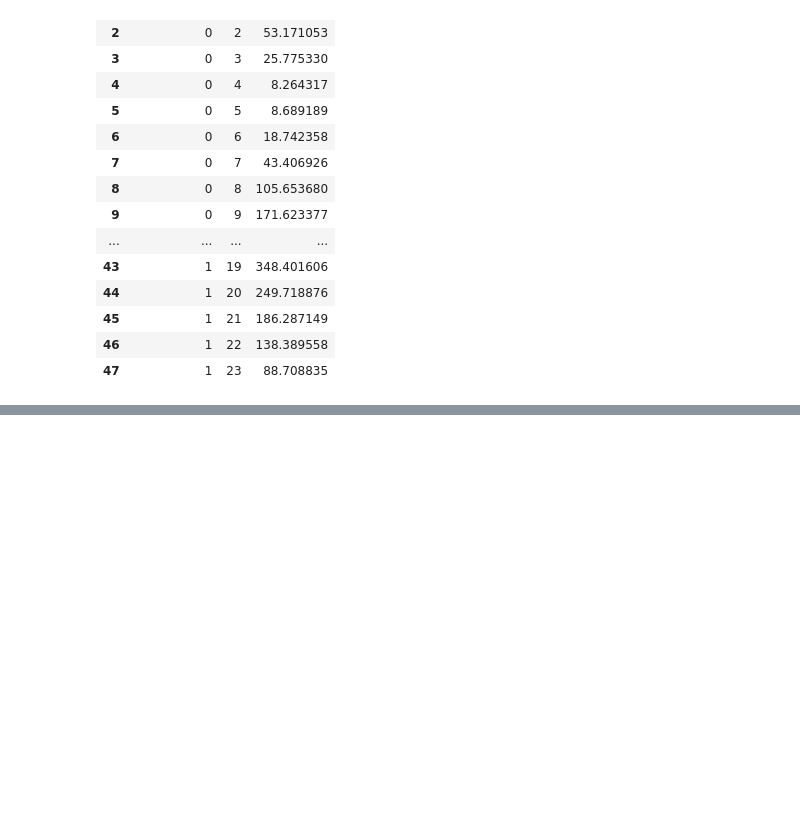
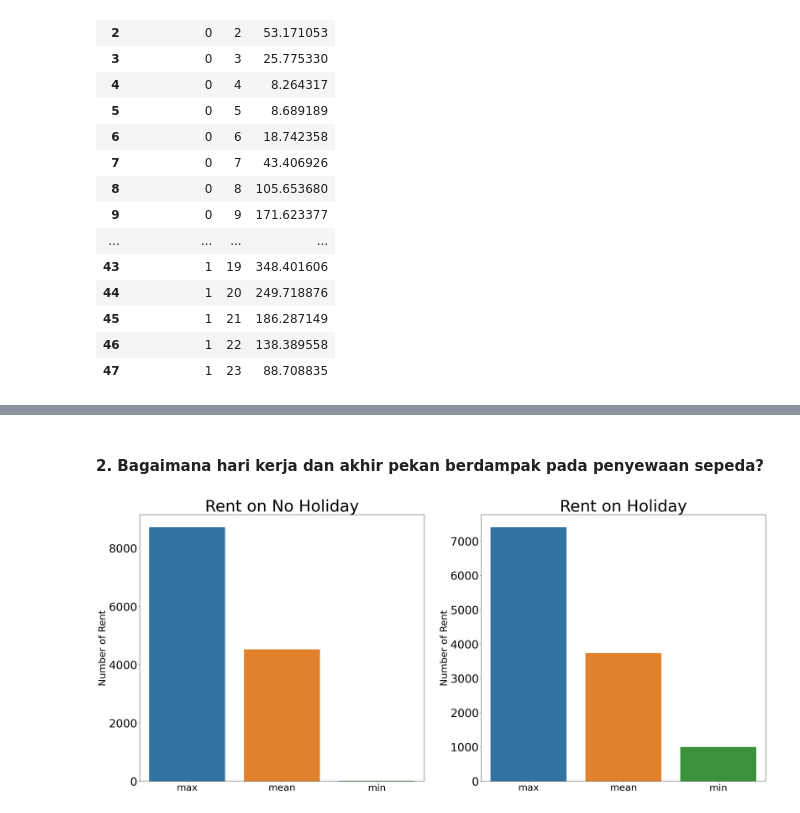
Before and after one commit to farid141/dicoding_final_submission_dataanalyst, a Jupyter notebook: finalSubmission.ipynb, the cells around one changed output, grey strips where cells are left out. Cells and saved outputs as stored; diff of their text form; code cells hidden in the pictures; blank space fills up the shorter version.

```diff
--- a/finalSubmission.ipynb
+++ b/finalSubmission.ipynb
@@ -266,0 +285,23 @@ hour_mean_df
+# %% [markdown]
+#### 2. Bagaimana hari kerja dan akhir pekan berdampak pada penyewaan sepeda?
+# %%
+fig, ax = plt.subplots(nrows=1, ncols=2, figsize=(35, 15))
+
+sns.barplot(
+    data=holiday_rent_df[holiday_rent_df['holiday'] == 0]["cnt"].drop(columns="sum", axis=1), ax=ax[0])
+ax[0].set_xlabel(None)
+ax[0].set_ylabel("Number of Rent", fontsize=30)
+ax[0].set_title("Rent on No Holiday", loc="center", fontsize=50)
+ax[0].tick_params(axis='y', labelsize=35)
+ax[0].tick_params(axis='x', labelsize=30)
+
+sns.barplot(
+    data=holiday_rent_df[holiday_rent_df['holiday'] == 1]["cnt"].drop(columns="sum", axis=1), ax=ax[1])
+ax[1].set_xlabel(None)
+ax[1].set_ylabel("Number of Rent", fontsize=30)
+ax[1].set_title("Rent on Holiday", loc="center", fontsize=50)
+ax[1].tick_params(axis='y', labelsize=35)
+ax[1].tick_params(axis='x', labelsize=30)
+plt.show()
+# %% [output]
+[figure, added]
```
Also changed, not shown: parts of 21 cells of this notebook, 2 other files.
